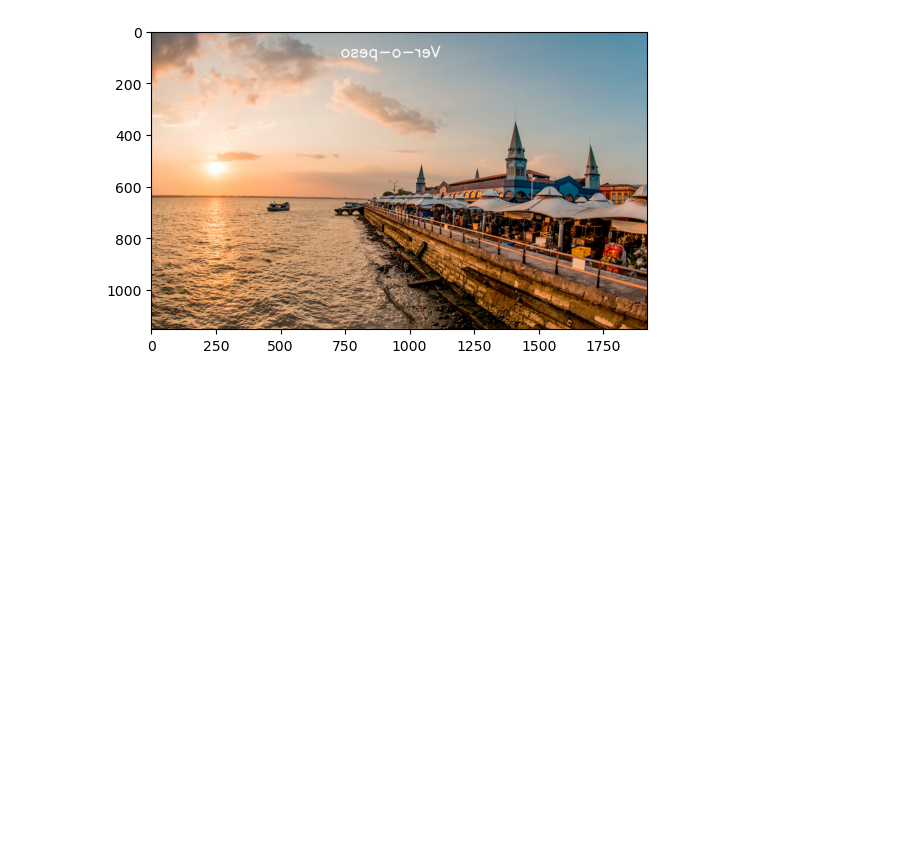
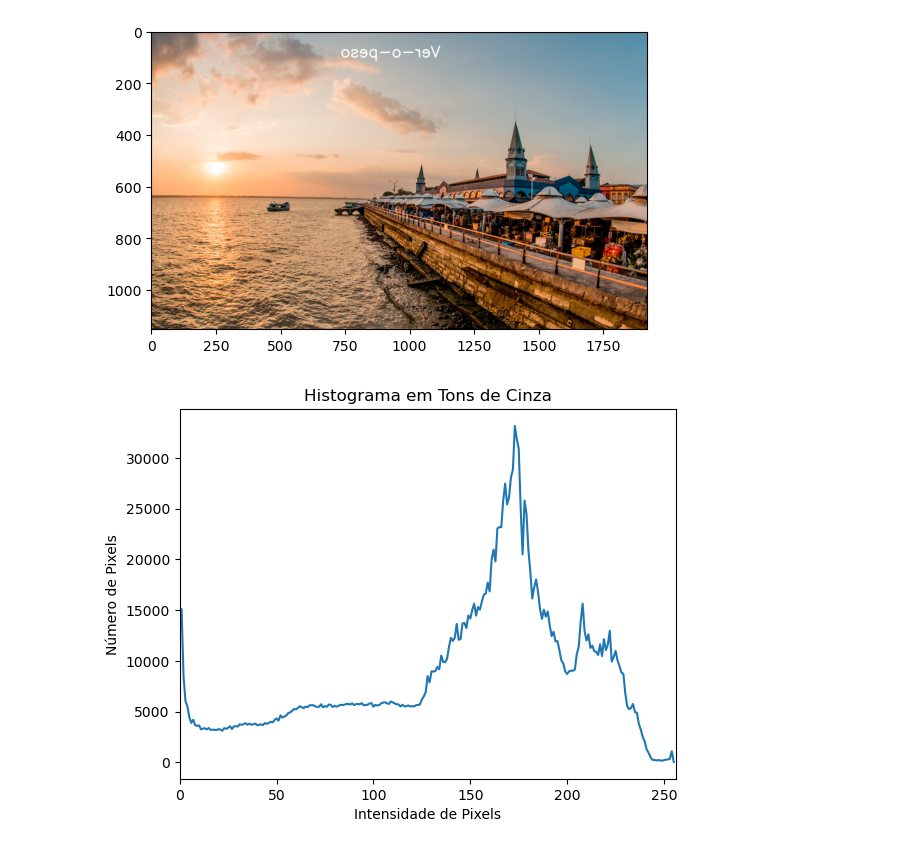
Before and after one commit to ramoneirao/visao-computacional, a Jupyter notebook: notebooks/image processing/processamento.ipynb, the cells around one changed output. Cells and saved outputs as stored; diff of their text form; code cells hidden in the pictures; blank space fills up the shorter version.

```diff
--- a/notebooks/image processing/processamento.ipynb
+++ b/notebooks/image processing/processamento.ipynb
@@ -4,7 +4,7 @@ from matplotlib import pyplot as plt
 import numpy as np
 # %%
 # Carregando a imagem:
-imagem = cv2.imread('C:/Users/ramon/OneDrive/Documentos/GitHub/visao-computacional/images/veropeso.jpg')
+imagem = cv2.imread('../images/veropeso.jpg')
 # %%
 imagem.shape
 # %% [output]
@@ -191,3 +191,19 @@ plt.imshow(imagem_flip_horizontal)
 plt.show()
 # %% [output]
 [figure]
+# %%
+# Histograma
+
+# Criando o histograma da imagem cinza
+histograma = cv2.calcHist([imagem_cinza], [0], None, [256], [0, 256]) # (imagem, canais, máscara, número de bins, intervalo)
+
+# Plotando o histograma
+plt.figure()
+plt.title('Histograma em Tons de Cinza')
+plt.xlabel('Intensidade de Pixels')
+plt.ylabel('Número de Pixels')
+plt.plot(histograma)
+plt.xlim([0, 256])
+plt.show()
+# %% [output]
+[figure, added]
```
Also changed, not shown: parts of 8 cells of this notebook.
